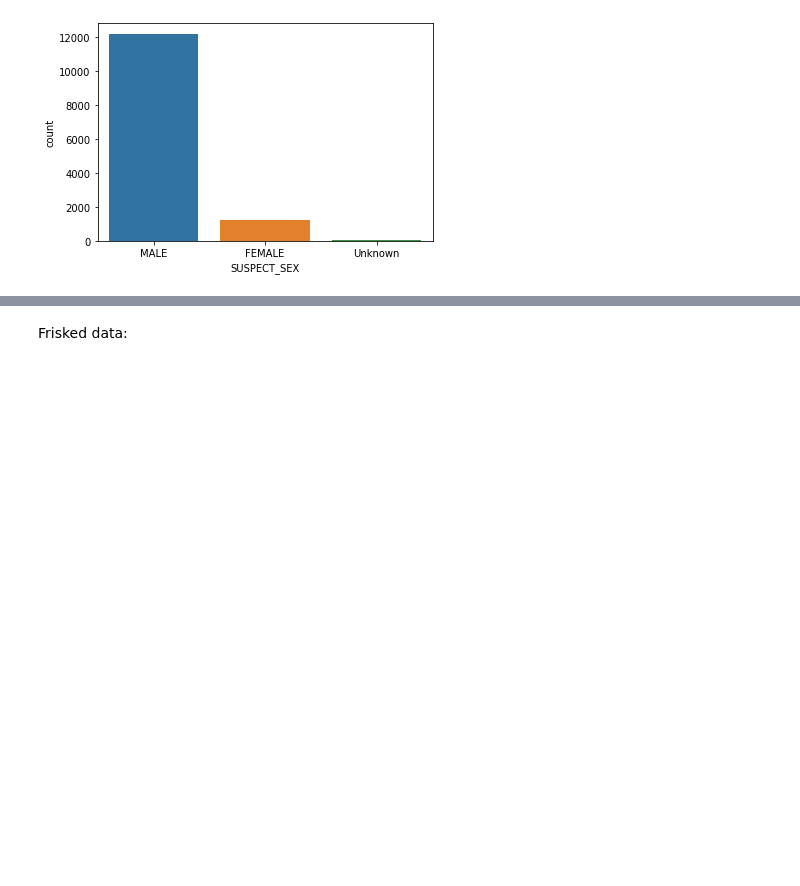
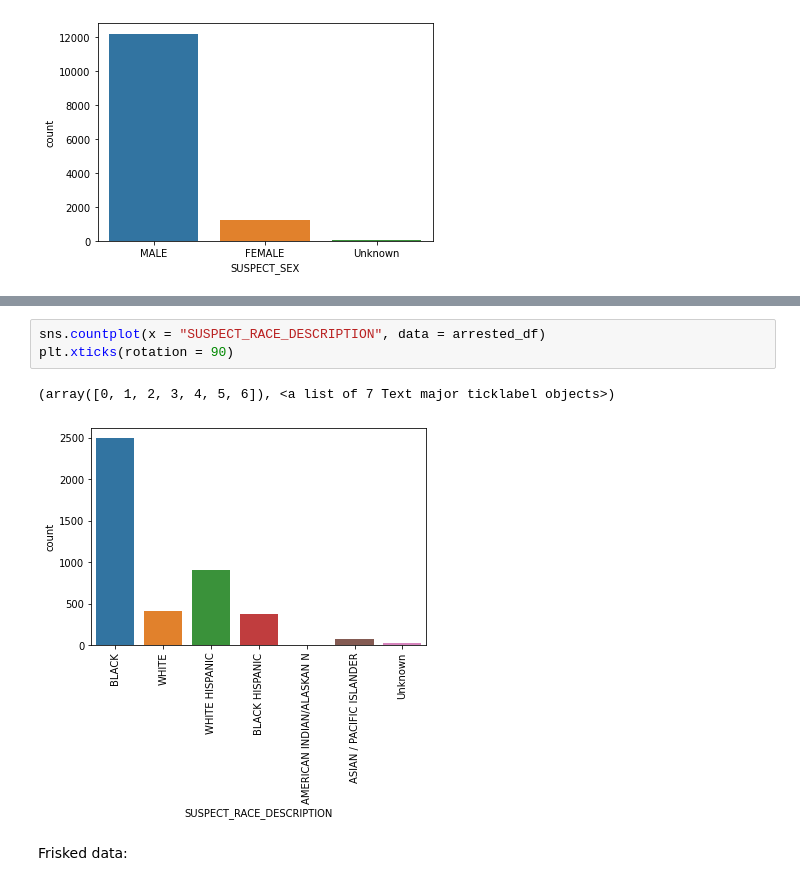
Before and after one commit to Ananyadevaraju/CE888---Assignment-1, a Jupyter notebook: Assignment_1.ipynb, the cells around one changed output, grey strips where cells are left out. Saved outputs shown, nothing was run; the diff lists cells and outputs as text; blank space fills up the shorter version.

```diff
--- a/Assignment_1.ipynb
+++ b/Assignment_1.ipynb
@@ -269,3 +279,9 @@ sns.countplot(x="SUSPECT_SEX", data=stop_search_df)
+# %%
+sns.countplot(x = "SUSPECT_RACE_DESCRIPTION", data = arrested_df)
+plt.xticks(rotation = 90)
+# %% [output]
+(array([0, 1, 2, 3, 4, 5, 6]), <a list of 7 Text major ticklabel objects>)
+[figure, added]
 # %% [markdown]
 Frisked data:
 # %%
```
Also changed, not shown: parts of 10 cells of this notebook.
